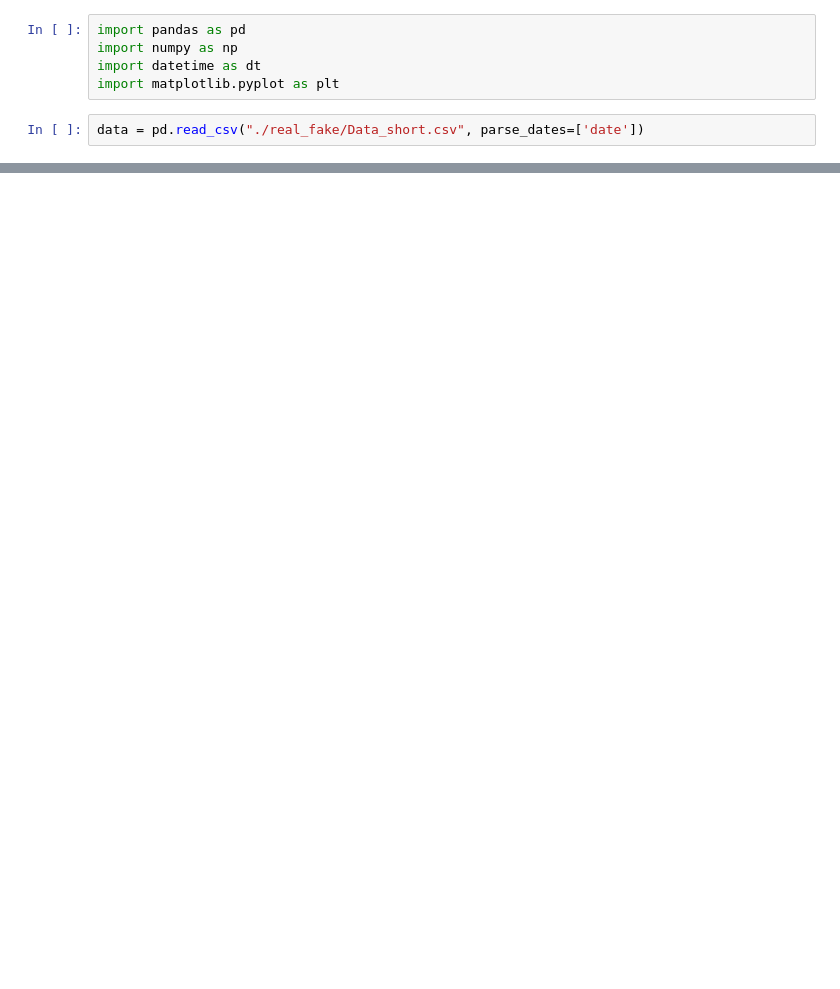
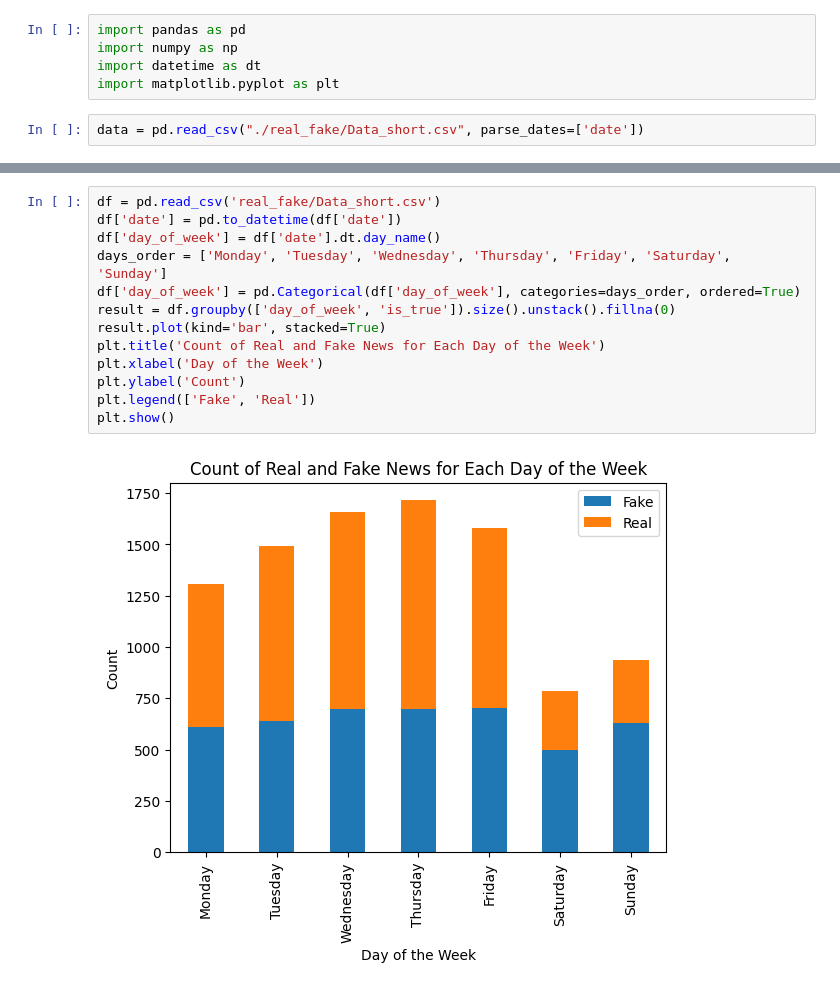
Before and after one commit to sebastiansukiennik01/zpwp-project, a Jupyter notebook: Nastka.ipynb, the cells around one changed output, grey strips where cells are left out. Drawn from its saved outputs; the diff is of its cells as text; blank space fills up the shorter version.

```diff
--- a/Nastka.ipynb
+++ b/Nastka.ipynb
@@ -26,0 +18,15 @@ plt.show()
+# %%
+df = pd.read_csv('real_fake/Data_short.csv')
+df['date'] = pd.to_datetime(df['date'])
+df['day_of_week'] = df['date'].dt.day_name()
+days_order = ['Monday', 'Tuesday', 'Wednesday', 'Thursday', 'Friday', 'Saturday', 'Sunday']
+df['day_of_week'] = pd.Categorical(df['day_of_week'], categories=days_order, ordered=True)
+result = df.groupby(['day_of_week', 'is_true']).size().unstack().fillna(0)
+result.plot(kind='bar', stacked=True)
+plt.title('Count of Real and Fake News for Each Day of the Week')
+plt.xlabel('Day of the Week')
+plt.ylabel('Count')
+plt.legend(['Fake', 'Real'])
+plt.show()
+# %% [output]
+[figure, added]
```
Also changed, not shown: parts of 2 cells of this notebook.
